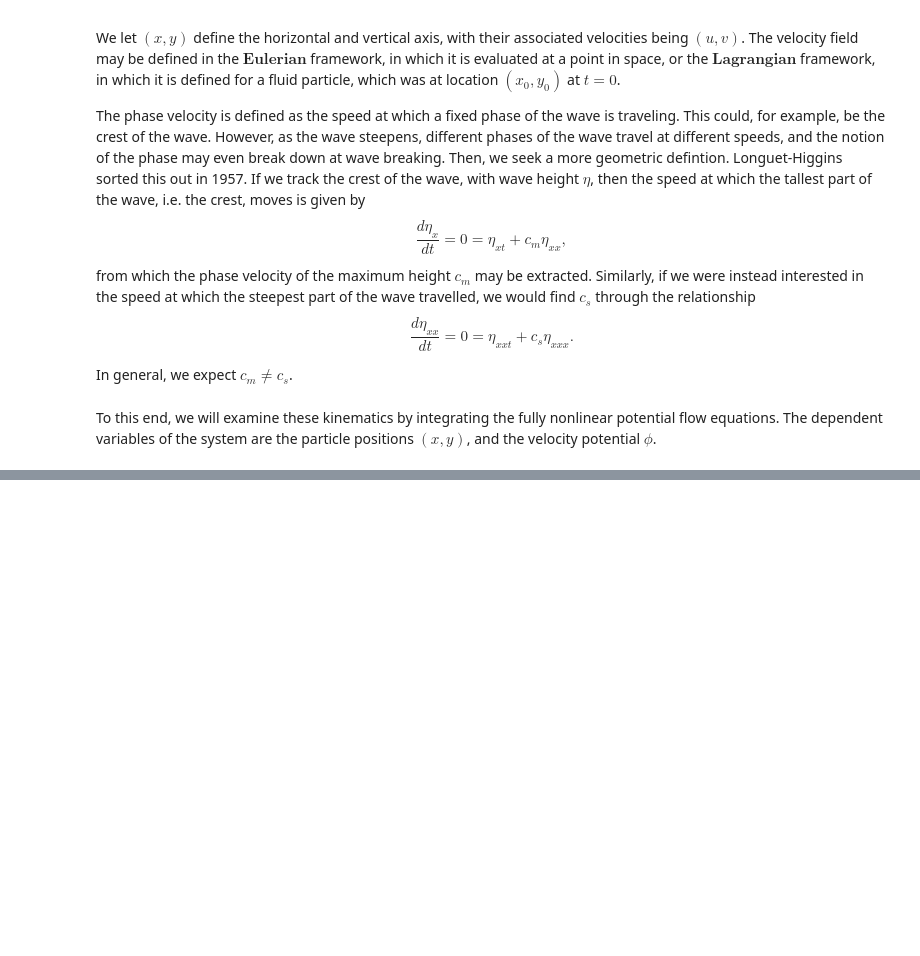
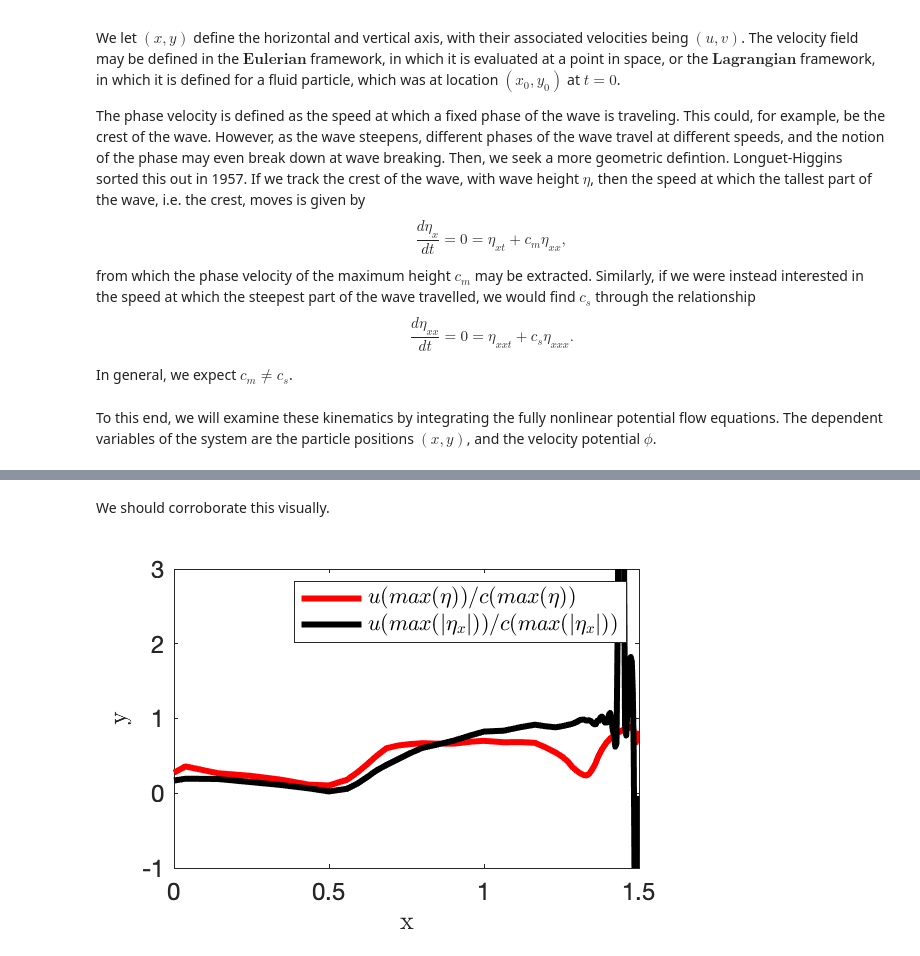
Before and after one commit to npizzo/particlekinematics, a Jupyter notebook: DLS_Particle Kinematics.ipynb, the cells around one changed output, grey strips where cells are left out. Cells and saved outputs as stored; diff of their text form; code cells hidden in the pictures; blank space fills up the shorter version.

```diff
--- a/DLS_Particle Kinematics.ipynb
+++ b/DLS_Particle Kinematics.ipynb
@@ -19,0 +181,43 @@ We would like to begin by validating some of our processing. This is most easily
+# %%
+%% find phase speed of max, max slope, max curvature
+m = zeros(length(t),1);
+ind = m;
+xm = m; mx = m; indx = m;
+xsm = xm; um = m; usm = m;
+for i=1:length(t)
+
+    [m(i),ind(i)]=max(y_o(:,i));
+
+    xm(i,1)=x_o(ind(i),i);
+
+    um(i,1)=u(ind(i),i);
+
+    [mx(i), indx(i)] = min((gradient(y_o(:,i))./...
+    gradient(x_o(:,i))));
+
+    xsm(i,1)=x_o(indx(i),i);
+
+    usm(i,1)=u(indx(i),i);
+end
+# %% [markdown]
+We should corroborate this visually.
+# %%
+%% look at the ratios there
+cm=gradient(smooth(unwrap(xm),5))./gradient(t);
+cmx=gradient(smooth(unwrap(xsm),5))./gradient(t);
+clf
+p1=plot(t,smooth(um./cm,5),'r','linewidth',3);
+hold on
+p2=plot(t,smooth(usm./cmx,5),'k','linewidth',3);
+ylim([-1 3])
+xlim([0 1.5])
+set(gca,'fontsize',12)
+xlabel('x','interpreter','latex')
+ylabel('y','interpreter','latex')
+set(gcf, 'Position',  [100, 100, 300, 200])
+set(gcf,'color','w');
+l1=legend([p1 p2],'$u(max(\eta))/c(max(\eta))$',...
+    '$u(max(|\eta_x|))/c(max(|\eta_x|))$');
+set(l1,'interpreter','latex')
+# %% [output]
+[figure, added]
```
Also changed, not shown: parts of 11 cells of this notebook, 1 other file.
